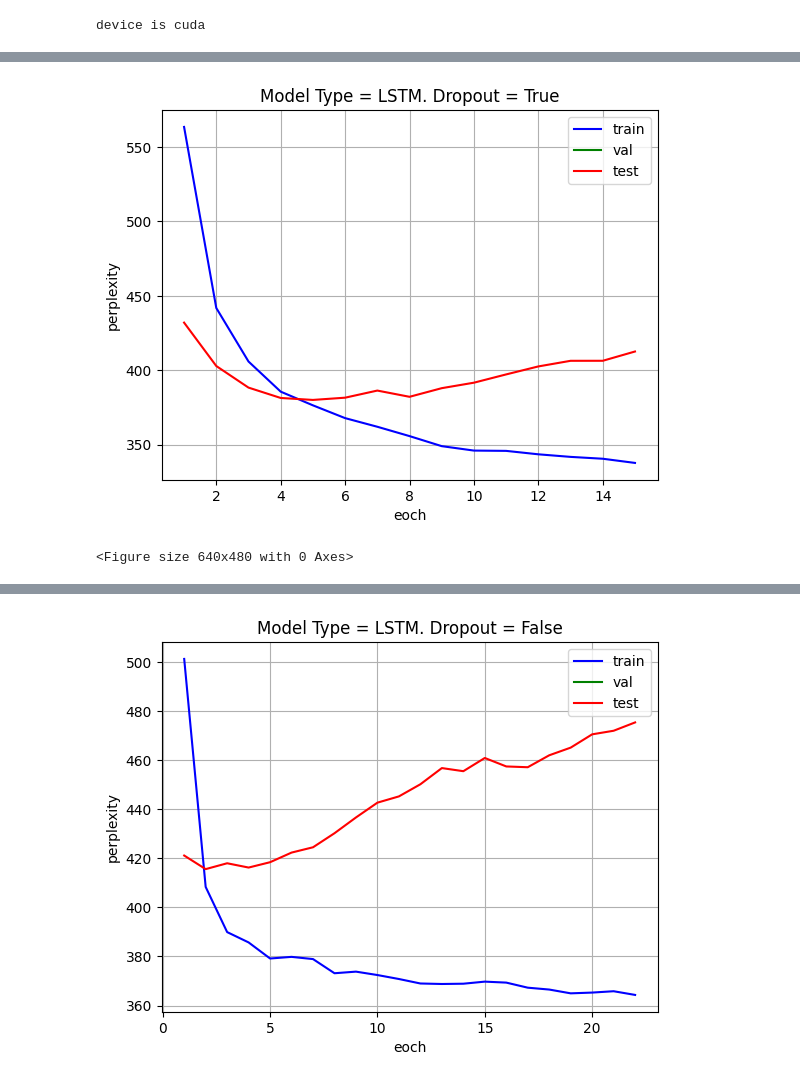
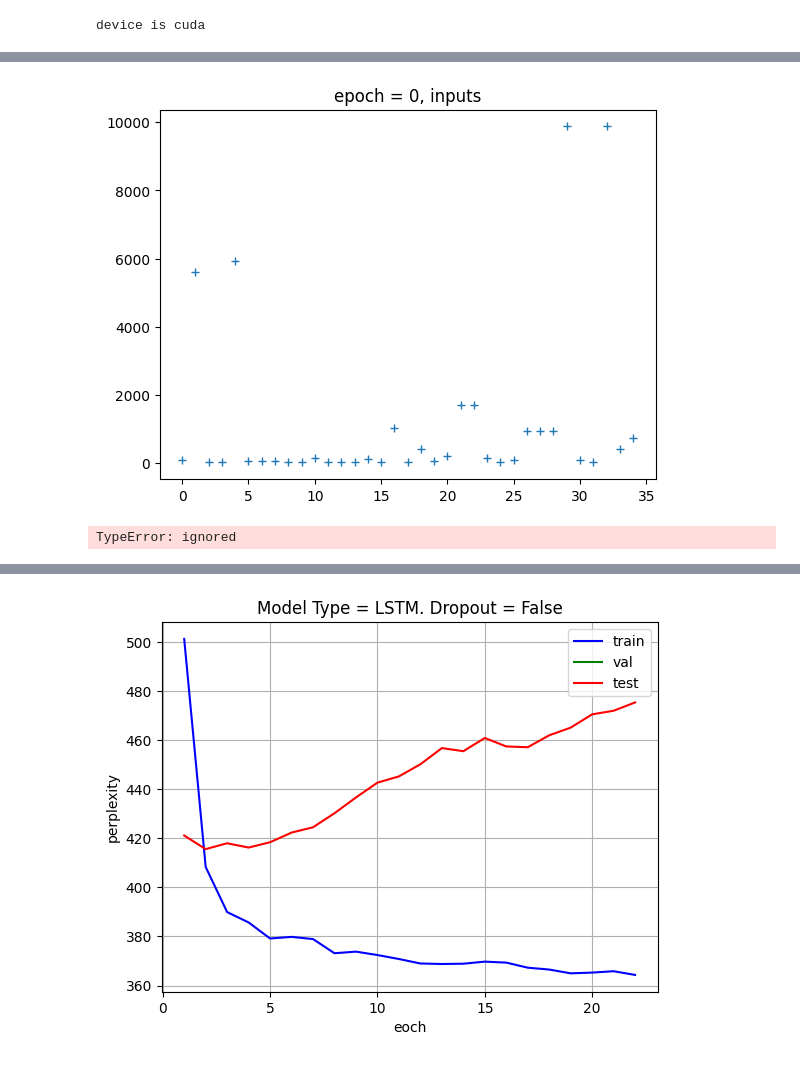
Before and after one commit to AK18k/ex2_1, a Jupyter notebook: ex2_latenight.ipynb, the cells around one changed output, grey strips where cells are left out. Cells and saved outputs as stored; diff of their text form; code cells hidden in the pictures.

```diff
--- a/ex2_latenight.ipynb
+++ b/ex2_latenight.ipynb
@@ -179,10 +184,10 @@ def test_model(model_):
 # hyper params
 model_type = "LSTM" #change to GRU
 total_epochs = 15
-embedding_dim = 1500
+embedding_dim = 750
 hidden_dim = 200
-drop_out = 0.4
-learning_rate = 0.05
+drop_out = 0
+learning_rate = 1e-2
 # hyper params
 
 # First, let's define a custom Dataset to read the vectors of words
@@ -262,8 +267,15 @@ for epoch in range(total_epochs):
     for inputs in dataloader:
         inputs = inputs.to(device)
 
+        print(f'epoch = {epoch}, input size = {inputs.shape}')
+
         targets = inputs[:, 1:].contiguous()
         inputs = inputs[:, :-1].contiguous()
+
+        plt.plot(inputs[3,:].cpu(), '+')
+        plt.title(f'epoch = {epoch}, inputs')
+        plt.show()
+        key = inputs('press key to continue')
 
         # Forward pass
         outputs = model(inputs)
@@ -313,2 +310,2 @@ Test results  - Loss: 6.07967472076416, Perplexity: 412.6477071117808
-[figure, old version]
+[figure, new version]
-<Figure size 640x480 with 0 Axes>
+TypeError: ignored
```
Also changed, not shown: parts of 3 cells of this notebook.
